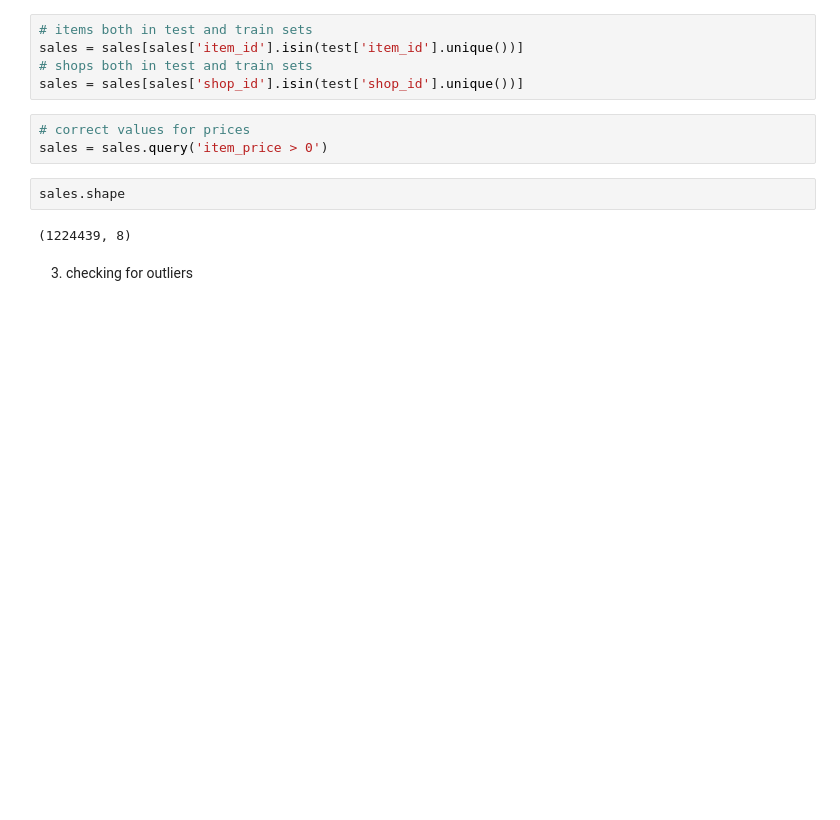
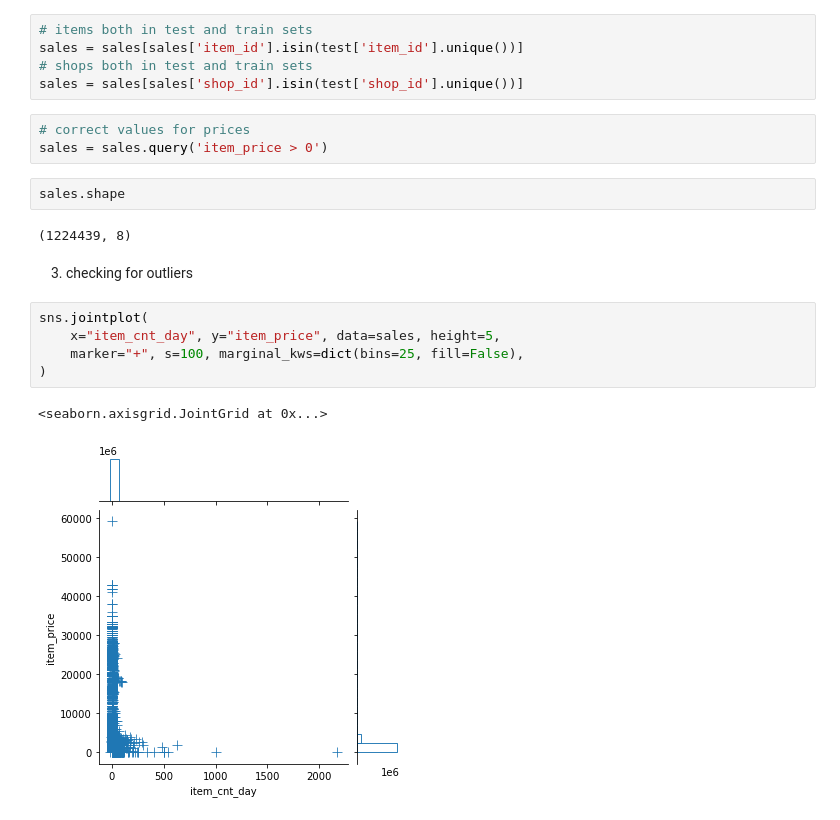
Before and after one commit to paulsok/kaggle, a Jupyter notebook: Predict Future Sales/Predict Future Sales.ipynb, the cells around one changed output. Drawn from its saved outputs; the diff is of its cells as text; blank space fills up the shorter version.

Commit message:
data_preparation_v0.5

```diff
--- a/Predict Future Sales/Predict Future Sales.ipynb
+++ b/Predict Future Sales/Predict Future Sales.ipynb
@@ -129,3 +133,11 @@ sales.shape
 (1224439, 8)
 # %% [markdown]
 3. checking for outliers
+# %%
+sns.jointplot(
+    x="item_cnt_day", y="item_price", data=sales, height=5,
+    marker="+", s=100, marginal_kws=dict(bins=25, fill=False),
+)
+# %% [output]
+<seaborn.axisgrid.JointGrid at 0x...>
+[figure, added]
```
Also changed, not shown: parts of 6 cells of this notebook.
